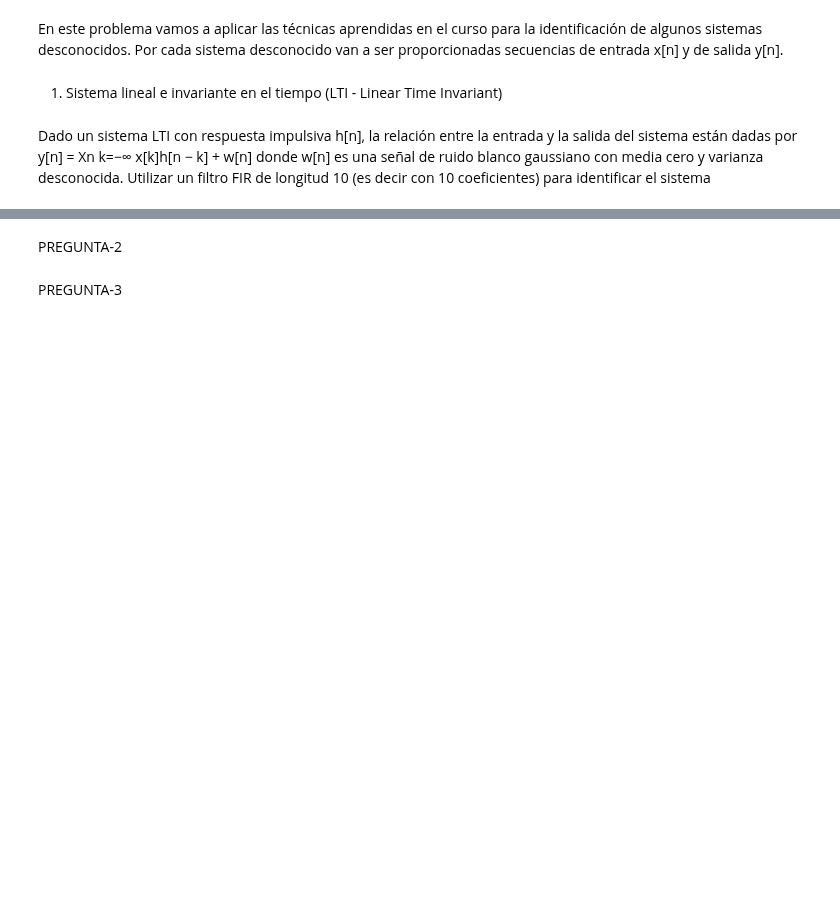
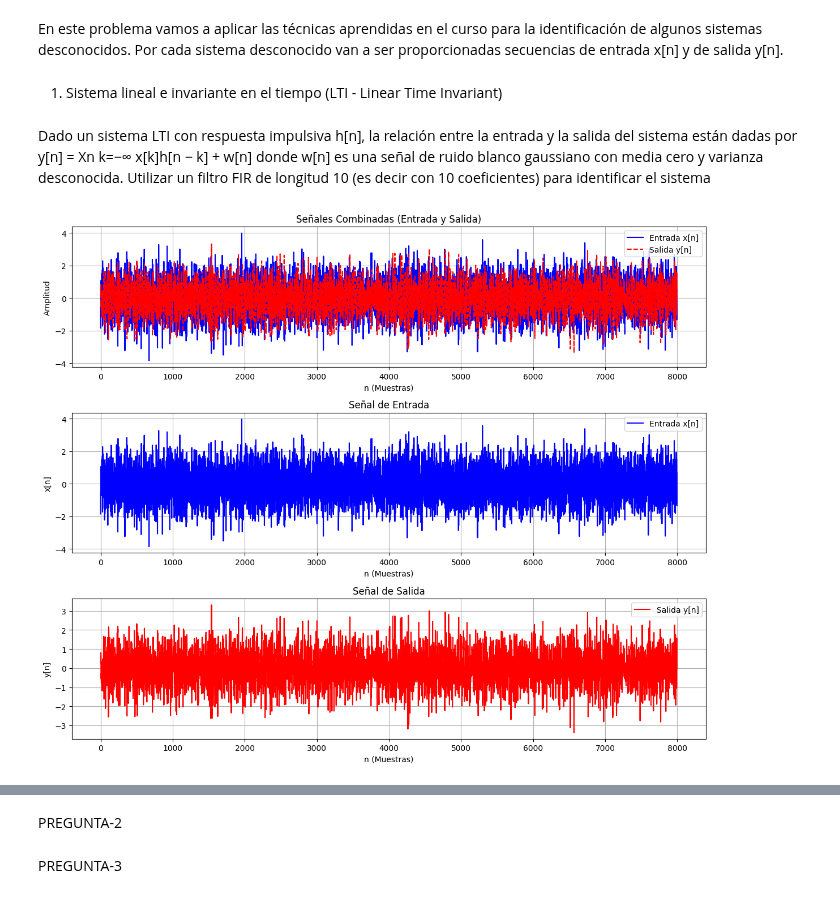
Before and after one commit to ExampleToFollow/PracticasPDS, a Jupyter notebook: Personal/TA.ipynb, the cells around one changed output, grey strips where cells are left out. Saved outputs shown, nothing was run; the diff lists cells and outputs as text; code cells hidden in the pictures; blank space fills up the shorter version.

```diff
--- a/Personal/TA.ipynb
+++ b/Personal/TA.ipynb
@@ -33,0 +19,52 @@ output_lti = datos[1]
+# %%
+#Importamos las librerías
+import numpy as np
+import matplotlib.pyplot as plt
+import pandas as pd
+import csv
+from scipy.linalg import toeplitz
+#Cargar datos del archivo CSV
+datos  = ''
+with open('lti.csv', newline='') as f:
+    data =  csv.reader(f, delimiter=" ")
+    datos=list(data)
+input_lti = datos[0]
+output_lti = datos[1]
+# Convertir los datos de input y output en arrays de tipo float
+input_lti = np.array(input_lti, dtype=float)
+output_lti = np.array(output_lti, dtype=float)
+# Crear un vector de tiempo (asume índices desde 0 hasta N-1)
+n = np.arange(len(input_lti))
+# Crear las gráficas
+plt.figure(figsize=(12, 10))
+# Gráfica 1: Señales combinadas (Entrada y Salida juntas)
+plt.subplot(3, 1, 1)  # Primera gráfica (3 filas, 1 columna, posición 1)
+plt.plot(n, input_lti, label='Entrada x[n]', color='blue')
+plt.plot(n, output_lti, label='Salida y[n]', color='red', linestyle='--')
+plt.title('Señales Combinadas (Entrada y Salida)')
+plt.xlabel('n (Muestras)')
+plt.ylabel('Amplitud')
+plt.grid(True)
+plt.legend()
+# Gráfica 2: Señal de Entrada x[n] (separada)
+plt.subplot(3, 1, 2)  # Segunda gráfica (3 filas, 1 columna, posición 2)
+plt.plot(n, input_lti, label='Entrada x[n]', color='blue')
+plt.title('Señal de Entrada')
+plt.xlabel('n (Muestras)')
+plt.ylabel('x[n]')
+plt.grid(True)
+plt.legend()
+# Gráfica 3: Señal de Salida y[n] (separada)
+plt.subplot(3, 1, 3)  # Tercera gráfica (3 filas, 1 columna, posición 3)
+plt.plot(n, output_lti, label='Salida y[n]', color='red')
+plt.title('Señal de Salida')
+plt.xlabel('n (Muestras)')
+plt.ylabel('y[n]')
+plt.grid(True)
+plt.legend()
+# Ajustar el diseño para evitar solapamiento
+plt.tight_layout()
+# Mostrar todas las gráficas
+plt.show()
+# %% [output]
+[figure, added]
```
Also changed, not shown: parts of 2 cells of this notebook, 2 other files.
